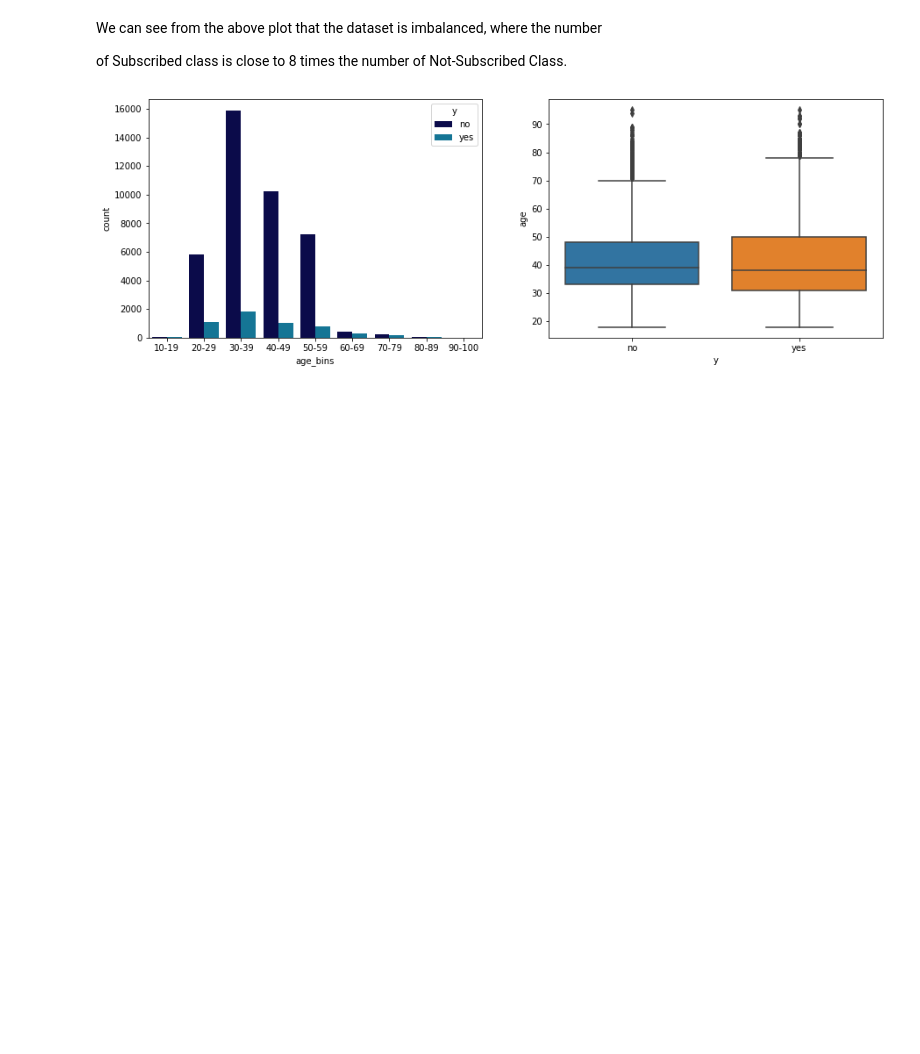
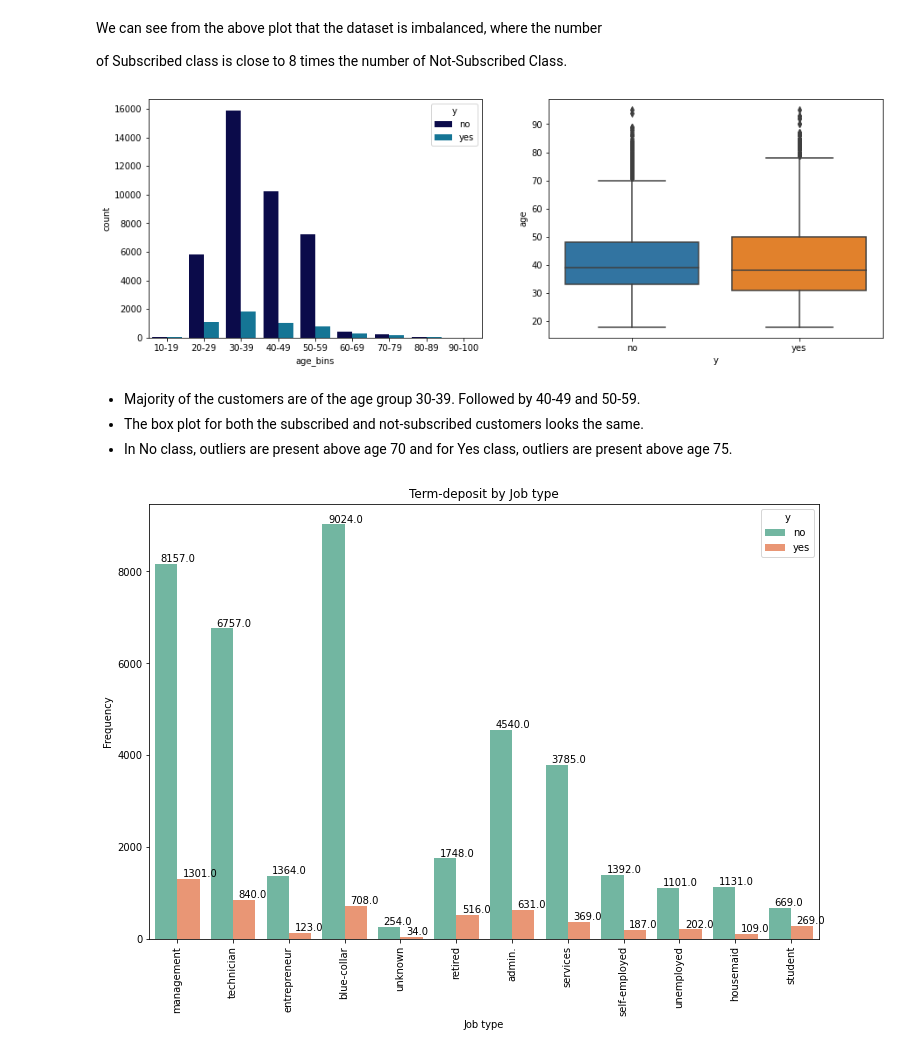
Before and after one commit to itishajain15/Bank_Marketing_Campaing_Prediction, a Jupyter notebook: Bank_Marketing_Prediction.ipynb, the cells around one changed output. Cells and saved outputs as stored; diff of their text form; code cells hidden in the pictures; blank space fills up the shorter version.

```diff
--- a/Bank_Marketing_Prediction.ipynb
+++ b/Bank_Marketing_Prediction.ipynb
@@ -142,3 +142,19 @@ sns.countplot(x='age_bins',data=df1, palette='ocean',hue='y',ax = axes[0])
 sns.boxplot(x=df1['y'],y=df1['age'],ax = axes[1]);
 # %% [output]
 [figure]
+# %% [markdown]
+* Majority of the customers are of the age group 30-39. Followed by 40-49 and 50-59.
+* The box plot for both the subscribed and not-subscribed customers looks the same.
+* In No class, outliers are present above age 70 and for Yes class, outliers are present above age 75.
+# %%
+#plot showing term-deposit by job type
+plt.figure(figsize=(12,8))
+ax = sns.countplot(df1['job'],hue = df1['y'], data=df1,palette ='Set2' )
+plt.title('Term-deposit by Job type')
+plt.xlabel('Job type')
+plt.ylabel('Frequency')
+plt.xticks(rotation=90)
+for p in ax.patches:
+        ax.annotate('{:.1f}'.format(p.get_height()), (p.get_x()+0.1, p.get_height()+50))
+# %% [output]
+[figure, added]
```
Also changed, not shown: parts of 19 cells of this notebook.
